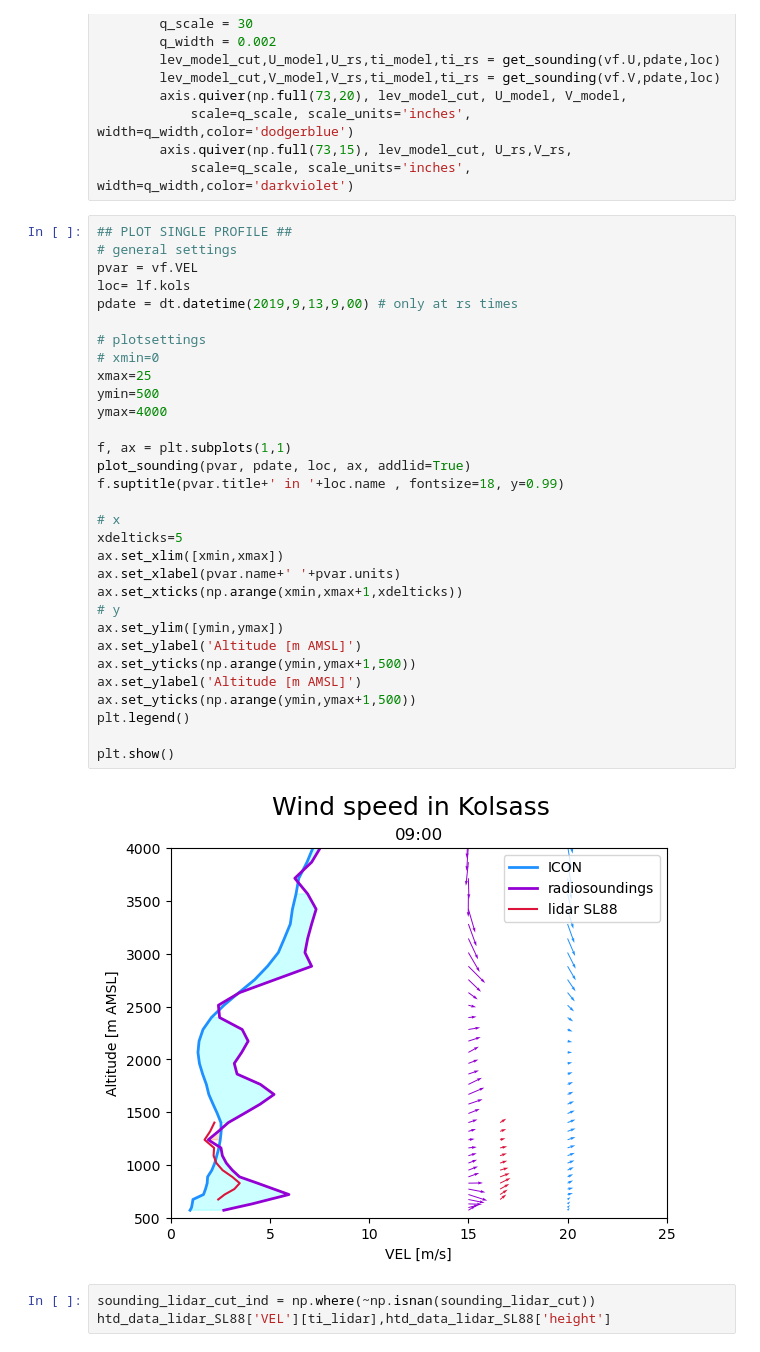
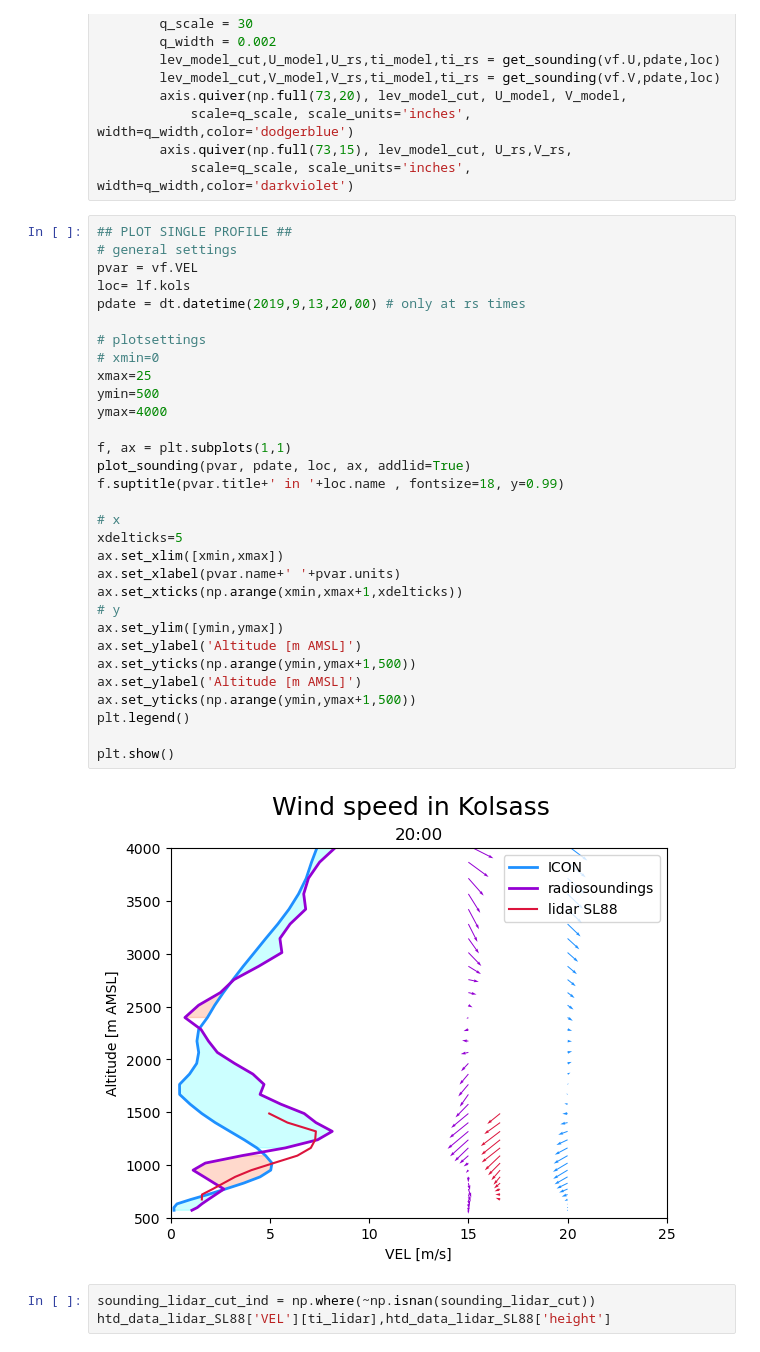
Before and after one commit to tlezuo/icon-vis, a Jupyter notebook: height_time_diagrams/plot_rs_compare_valley_plain.ipynb, the cells around one changed output. Drawn from its saved outputs; the diff is of its cells as text.

```diff
--- a/height_time_diagrams/plot_rs_compare_valley_plain.ipynb
+++ b/height_time_diagrams/plot_rs_compare_valley_plain.ipynb
@@ -174,35 +174,35 @@ def plot_sounding(pvar, pdate, loc, axis, addlid=False):
 ## PLOT SINGLE PROFILE ##
 # general settings
 pvar = vf.VEL
 loc= lf.kols
-pdate = dt.datetime(2019,9,13,9,00) # only at rs times
+pdate = dt.datetime(2019,9,13,20,00) # only at rs times
 
 # plotsettings
 # xmin=0
 xmax=25
 ymin=500
 ymax=4000
 
 f, ax = plt.subplots(1,1)
 plot_sounding(pvar, pdate, loc, ax, addlid=True)
 f.suptitle(pvar.title+' in '+loc.name , fontsize=18, y=0.99)
 
 # x
 xdelticks=5
 ax.set_xlim([xmin,xmax])
 ax.set_xlabel(pvar.name+' '+pvar.units)
 ax.set_xticks(np.arange(xmin,xmax+1,xdelticks))
 # y
 ax.set_ylim([ymin,ymax])
 ax.set_ylabel('Altitude [m AMSL]')
 ax.set_yticks(np.arange(ymin,ymax+1,500))
 ax.set_ylabel('Altitude [m AMSL]')
 ax.set_yticks(np.arange(ymin,ymax+1,500))
 plt.legend()
 
 plt.show()
 # %% [output]
-[figure, old version]
+[figure, new version]
 # %%
 sounding_lidar_cut_ind = np.where(~np.isnan(sounding_lidar_cut))
 htd_data_lidar_SL88['VEL'][ti_lidar],htd_data_lidar_SL88['height']
```
Also changed, not shown: 19 other files.
